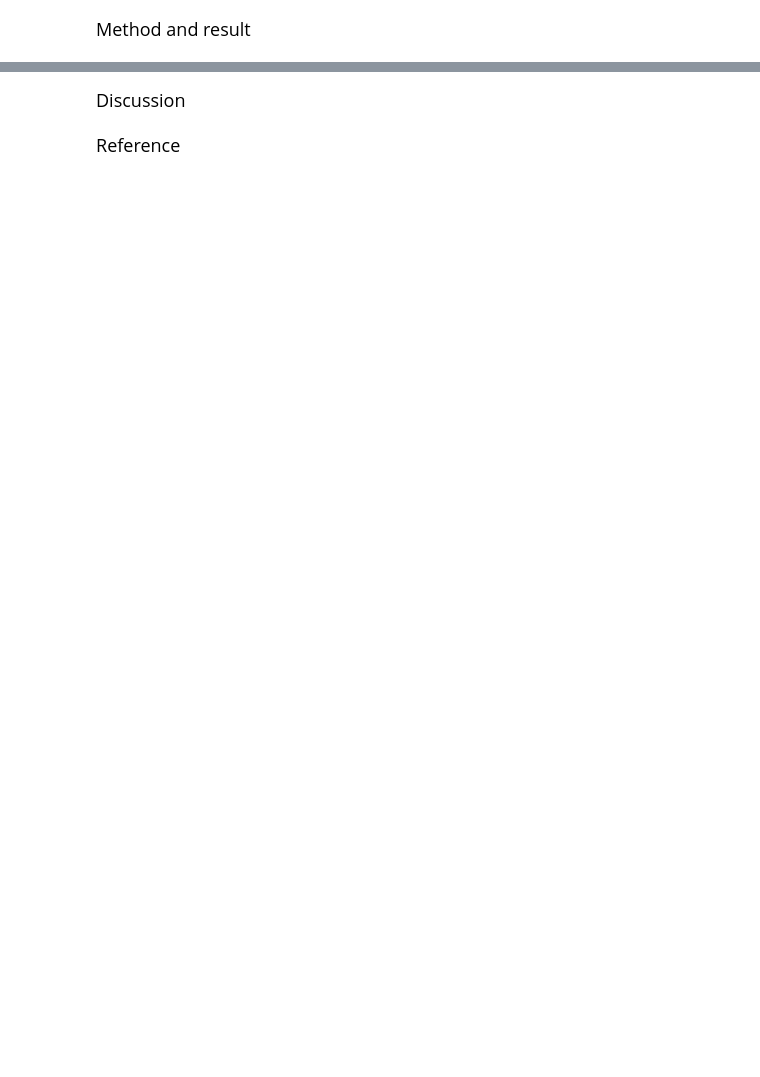
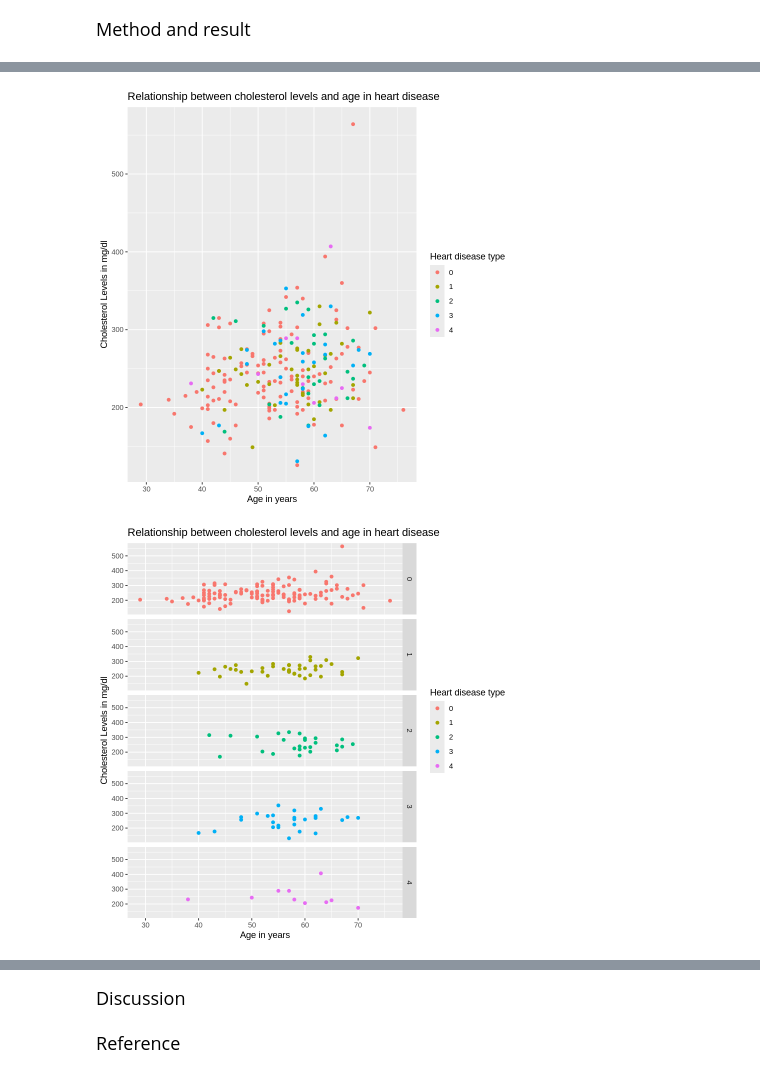
Before and after one commit to Kuiyun24z/DSCI-100-Project-, a Jupyter notebook: Final Project.ipynb, the cells around one changed output, grey strips where cells are left out. Cells and saved outputs as stored; diff of their text form; code cells hidden in the pictures; blank space fills up the shorter version.

```diff
--- a/Final Project.ipynb
+++ b/Final Project.ipynb
@@ -12,0 +278,21 @@ Heart disease, a term used to refer to several types of heart conditions, is one
+# %%
+table_data_2 <- heart_disease_train |>
+select("chol", "age", "target")
+
+# number of obs
+num_obs_2 <- nrow(table_data_2)
+heart_disease_obs <- table_data_2 |>
+group_by(target) |>
+summarise(count = n(),
+         percentage = n()/num_obs*100)
+
+# Age and cholesterol relationship
+heart_chol_age <- table_data_2 |>
+group_by(target) |>
+summarise(mean_age = mean(age),
+          mean_chol = mean(chol))
+heart_chol_age
+
+heart_chol_age_chart <- table_data_2 |>
+group_by(target) |>
+summarise(across(c(chol, age)))
@@ -12,0 +316,19 @@ Heart disease, a term used to refer to several types of heart conditions, is one
+# %%
+# Age and cholesterol relationship plot
+heart_age_plot<- ggplot(heart_chol_age_chart, aes(x = age, y= chol, color= target)) +
+geom_point()+labs(x = "Age in years",
+                  y = "Cholesterol Levels in mg/dl",
+                  title = "Relationship between cholesterol levels and age in heart disease",
+                  color = "Heart disease type")
+heart_age_plot
+
+heart_age_many<- ggplot(heart_chol_age_chart, aes(x = age, y= chol, color= target)) +
+geom_point()+labs(x = "Age in years",
+                  y = "Cholesterol Levels in mg/dl",
+                  title = "Relationship between cholesterol levels and age in heart disease",
+                  color = "Heart disease type")+
+facet_grid(rows=vars(target))
+heart_age_many
+# %% [output]
+[figure, added]
+[figure, added]
```
Also changed, not shown: parts of 19 cells of this notebook.
